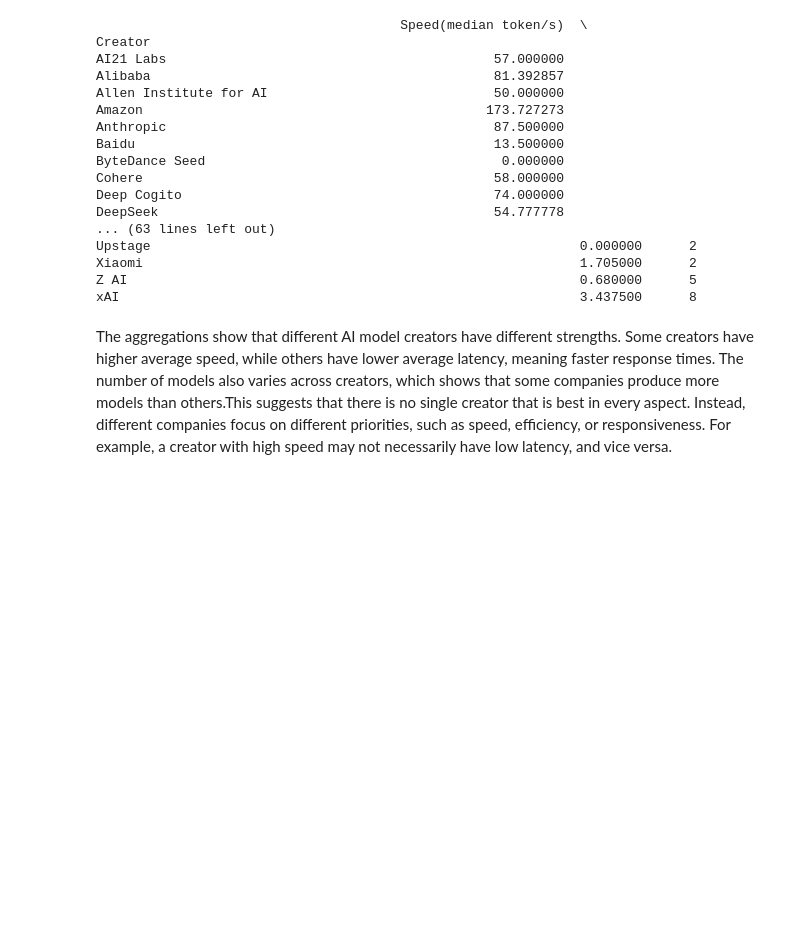
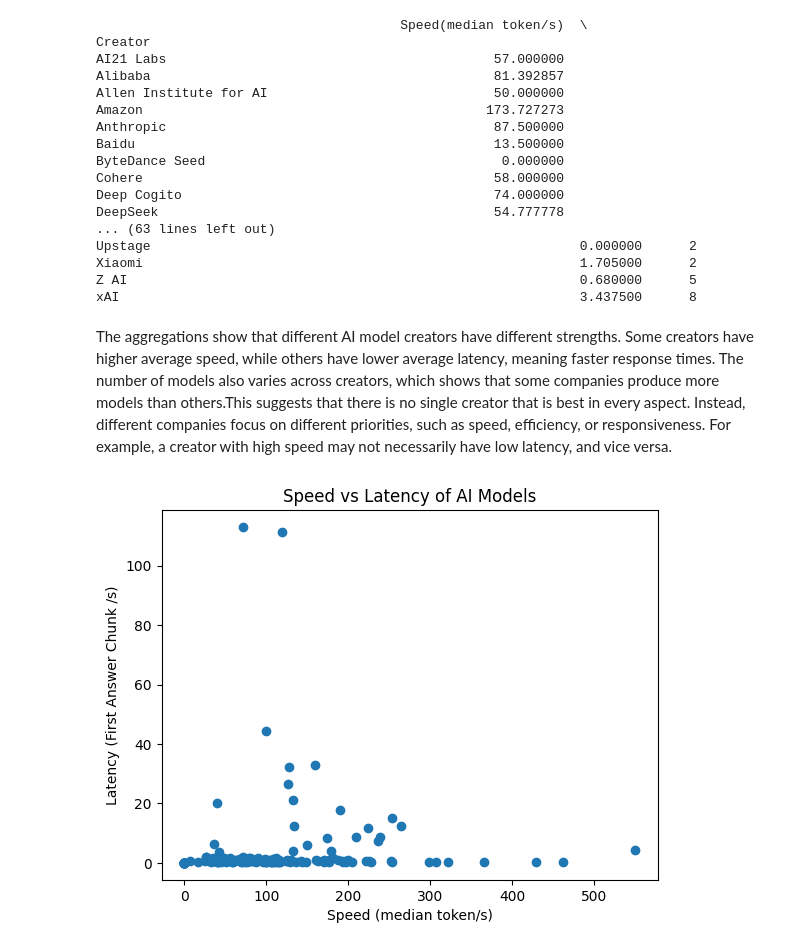
Before and after one commit to RadiathKamalPatwary/Data-Analytics, a Jupyter notebook: AI Models Performance/Project 1.ipynb, the cells around one changed output. Saved outputs shown, nothing was run; the diff lists cells and outputs as text; code cells hidden in the pictures; blank space fills up the shorter version.

```diff
--- a/AI Models Performance/Project 1.ipynb
+++ b/AI Models Performance/Project 1.ipynb
@@ -80,3 +81,13 @@ Z AI                                                          0.680000      5
 xAI                                                           3.437500      8
 # %% [markdown]
 The aggregations show that different AI model creators have different strengths. Some creators have higher average speed, while others have lower average latency, meaning faster response times. The number of models also varies across creators, which shows that some companies produce more models than others.This suggests that there is no single creator that is best in every aspect. Instead, different companies focus on different priorities, such as speed, efficiency, or responsiveness. For example, a creator with high speed may not necessarily have low latency, and vice versa.
+# %%
+plt.scatter(df["Speed(median token/s)"], df["Latency (First Answer Chunk /s)"])
+
+plt.xlabel("Speed (median token/s)")
+plt.ylabel("Latency (First Answer Chunk /s)")
+plt.title("Speed vs Latency of AI Models")
+
+plt.show()
+# %% [output]
+[figure, added]
```
Also changed, not shown: parts of 2 cells of this notebook.
